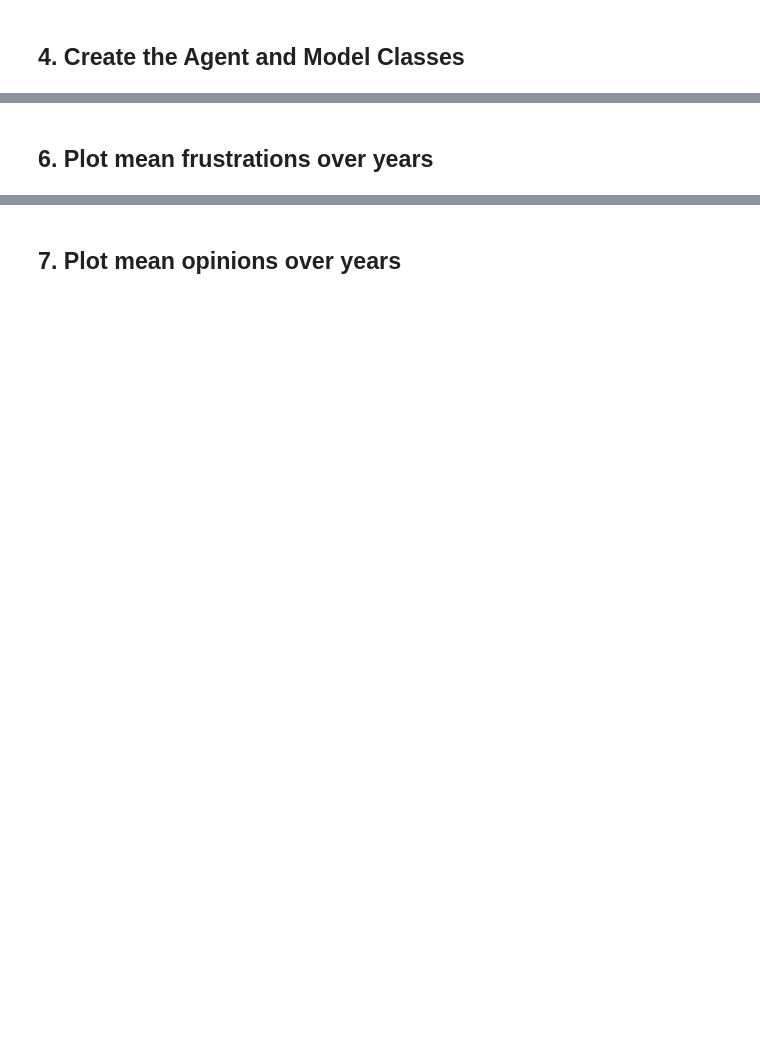
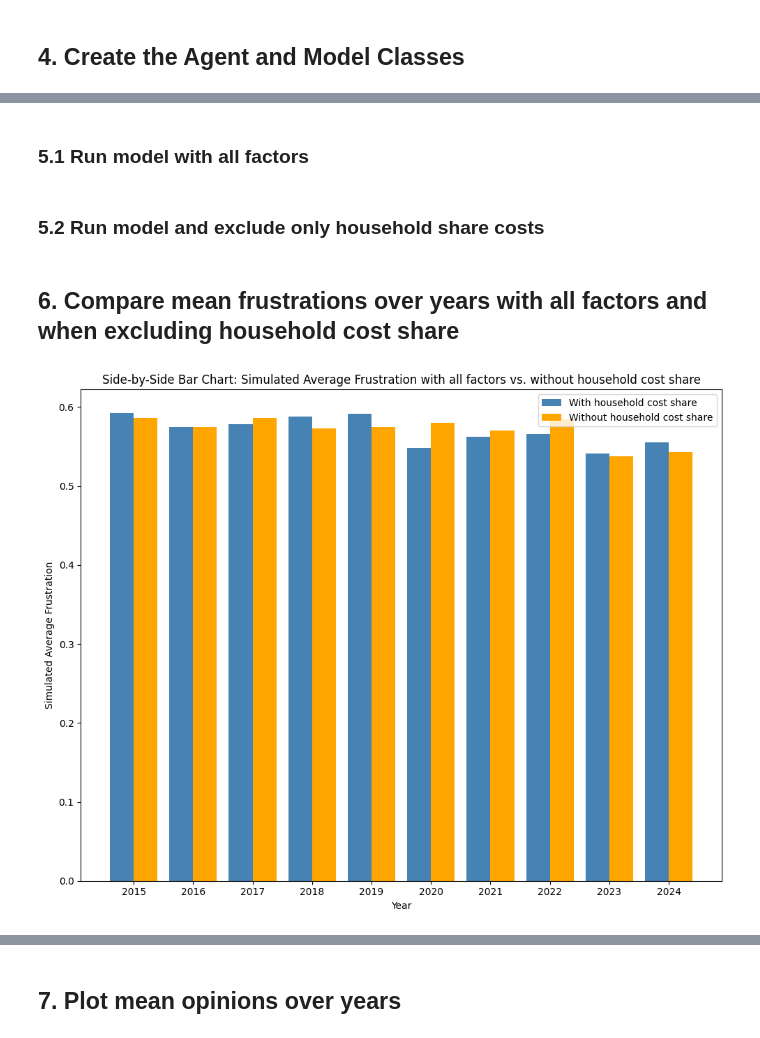
Before and after one commit to tinasophie15/CMSS_Project_Group_15, a Jupyter notebook: src/cmss_group_15.ipynb, the cells around one changed output, grey strips where cells are left out. Saved outputs shown, nothing was run; the diff lists cells and outputs as text; code cells hidden in the pictures; blank space fills up the shorter version.

```diff
--- a/src/cmss_group_15.ipynb
+++ b/src/cmss_group_15.ipynb
@@ -138,6 +167,7 @@ relevant_columns = ["geo"] + relevant_years
 df_processed_mean_median_income = df_orig_mean_median_income.copy(deep=True)
 
 df_processed_mean_median_income = df_processed_mean_median_income.rename(columns={"geo\\TIME_PERIOD": "geo"})
+df_processed_mean_median_income = drop_non_eu(df_processed_mean_median_income)
 df_processed_mean_median_income = df_processed_mean_median_income[(df_processed_mean_median_income["sex"] == TARGET_SEX) &
                                                                   (df_processed_mean_median_income["age"] == TARGET_AGE) &
                                                                   (df_processed_mean_median_income["unit"] == TARGET_INCOME_UNIT) &
@@ -150,6 +180,7 @@ df_processed_mean_median_income = df_processed_mean_median_income.dropna()
 df_processed_gini_coefficient = df_orig_gini_coefficient.copy(deep=True)
 
 df_processed_gini_coefficient = df_processed_gini_coefficient.rename(columns={"geo\\TIME_PERIOD": "geo"})
+df_processed_gini_coefficient = drop_non_eu(df_processed_gini_coefficient)
 df_processed_gini_coefficient = df_processed_gini_coefficient[df_processed_gini_coefficient["age"] == TARGET_AGE]
 df_processed_gini_coefficient = df_processed_gini_coefficient[relevant_columns]
 df_processed_gini_coefficient = df_processed_gini_coefficient.dropna()
@@ -346 +383,3 @@ class InequalityModel(Model):
+# %% [markdown]
+### 5.1 Run model with all factors
 # %%
@@ -369,3 +408,46 @@ for year in relevant_years:
+# %% [markdown]
+### 5.2 Run model and exclude only household share costs
+# %%
+mean_frustrations_over_years_exclude_household_share = {}
+mean_opinions_over_years_exclude_household_share = {}
+poverty_dict_exclude_household_share = {}
+poverty_mean_exclude_household_share = {}
+for year in relevant_years:
+    mean_incomes = df_processed_mean_median_income[["geo", year]].rename(columns={year: "mean"})
+    gini_coefficients = df_processed_gini_coefficient[["geo", year]].rename(columns={year: "gini"})
+    at_risk_of_poverty = df_processed_at_risk_of_poverty[["geo", year]].rename(columns={year: "at_risk_of_poverty"})
+    unemployment_rate = df_unemployment_rate[["geo", year]].rename(columns={year: "unemployment_rate"})
+    df_region_data = mean_incomes.merge(gini_coefficients, left_on="geo", right_on="geo")
+    df_region_data = df_region_data.merge(at_risk_of_poverty, left_on="geo", right_on="geo")
+    df_region_data = df_region_data.merge(household_costs, left_on="geo", right_on="geo")
+    df_region_data = df_region_data.merge(unemployment_rate, left_on="geo", right_on="geo")
+
+    model = InequalityModel(region_data=df_region_data, synthetic_incomes=income_distributions[year], agents_per_region=NUM_AGENTS_PER_REGION, mu=SHIFT_RATE)
+    model_df, agent_df = model.run_simulation(NUM_STEPS)
+
+    mean_frustrations_over_years_exclude_household_share[year] = model_df["FrustrationMean"].values[0]
+    mean_opinions_over_years_exclude_household_share[year] = model_df["OpinionMean"].values[0]
+    poverty_mean_exclude_household_share[year] = model_df["poverty_mean"].values[0]
+    poverty_dict_exclude_household_share[year] = model_df["PovertyMeanByRegion"]
 # %% [markdown]
-## 6. Plot mean frustrations over years
+## 6. Compare mean frustrations over years with all factors and when excluding household cost share
+# %%
+x = np.arange(len(relevant_years))  # numeric positions for shared years
+bar_width = 0.4
+
+# Plot bars
+plt.figure(figsize=(10, 8))
+plt.bar(x - bar_width/2, list(mean_frustrations_over_years_all_factors.values()), width=bar_width, label='With household cost share', color='steelblue')
+plt.bar(x + bar_width/2, list(mean_frustrations_over_years_exclude_household_share.values()), width=bar_width, label='Without household cost share', color='orange')
+
+# Axis labels and ticks
+plt.xticks(x, relevant_years)
+plt.xlabel("Year")
+plt.ylabel("Simulated Average Frustration")
+plt.title("Side-by-Side Bar Chart: Simulated Average Frustration with all factors vs. without household cost share")
+plt.legend()
+plt.tight_layout()
+plt.show()
+# %% [output]
+[figure, added]
 # %%
```
Also changed, not shown: parts of 24 cells of this notebook, 9 other files.
